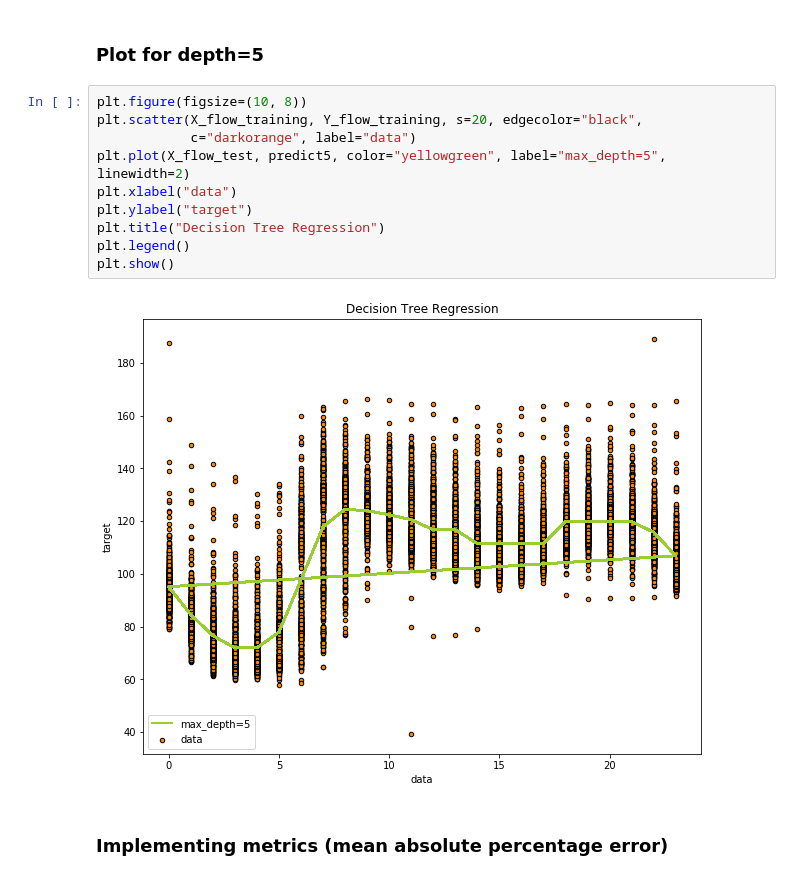
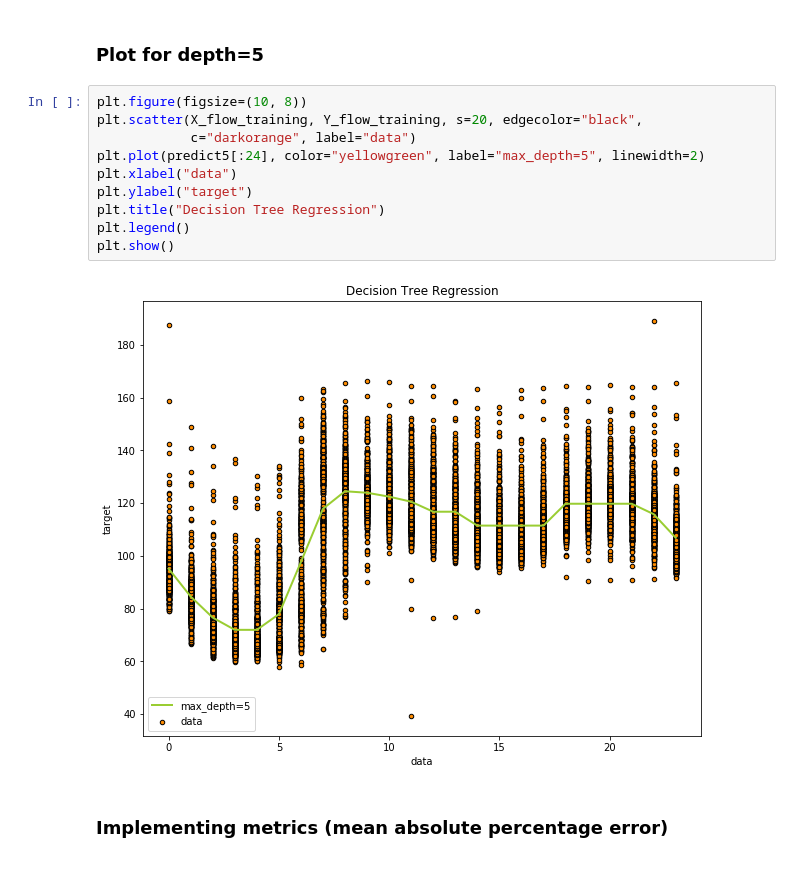
Before and after one commit to efemeryds/flow_exploration, a Jupyter notebook: notebooks/flow_prediction.ipynb, the cells around one changed output. Saved outputs shown, nothing was run; the diff lists cells and outputs as text.

```diff
--- a/notebooks/flow_prediction.ipynb
+++ b/notebooks/flow_prediction.ipynb
@@ -135,15 +139,15 @@ plt.show()
 # %%
 plt.figure(figsize=(10, 8))
 plt.scatter(X_flow_training, Y_flow_training, s=20, edgecolor="black",
             c="darkorange", label="data")
-plt.plot(X_flow_test, predict5, color="yellowgreen", label="max_depth=5", linewidth=2)
+plt.plot(predict5[:24], color="yellowgreen", label="max_depth=5", linewidth=2)
 plt.xlabel("data")
 plt.ylabel("target")
 plt.title("Decision Tree Regression")
 plt.legend()
 plt.show()
 # %% [output]
-[figure, old version]
+[figure, new version]
 # %% [markdown]
 ### Implementing metrics (mean absolute percentage error)
 # %%
```
Also changed, not shown: parts of 2 cells of this notebook.
